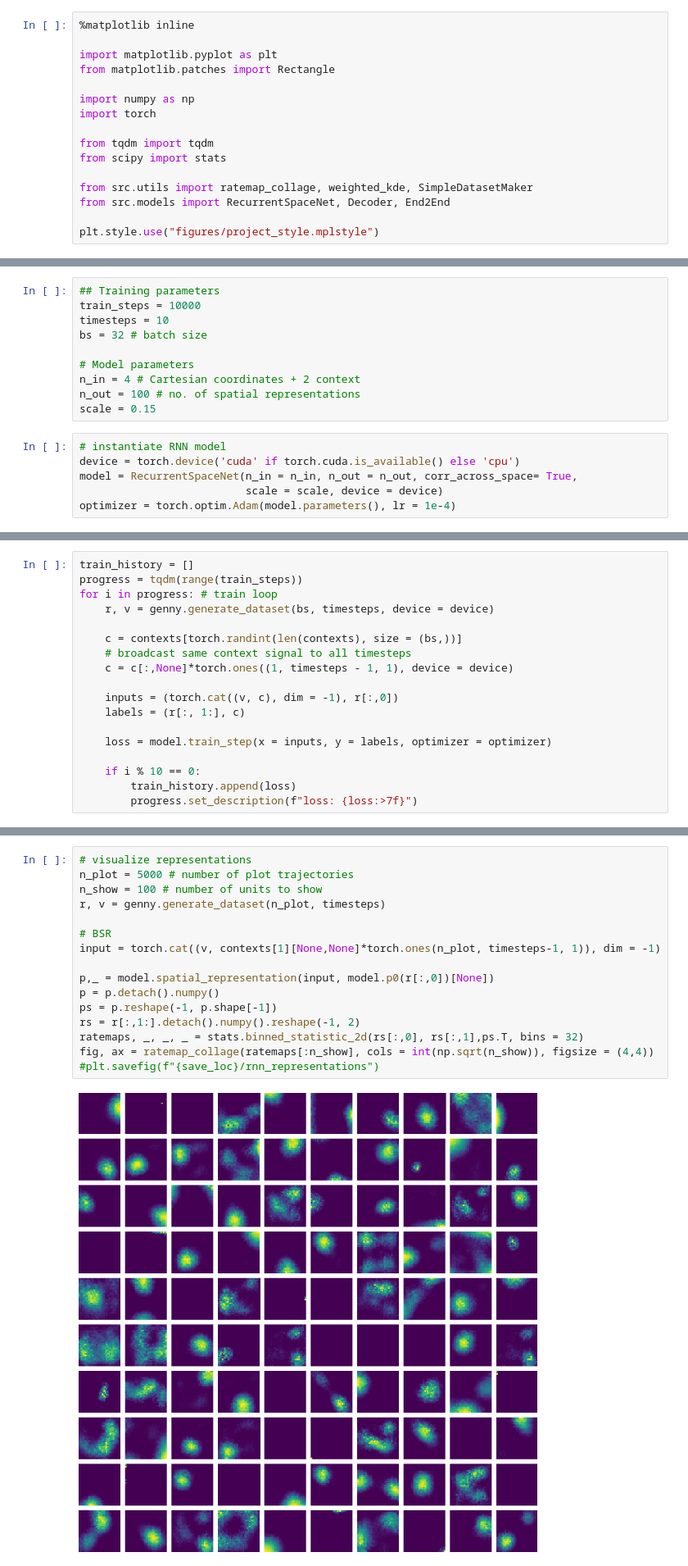
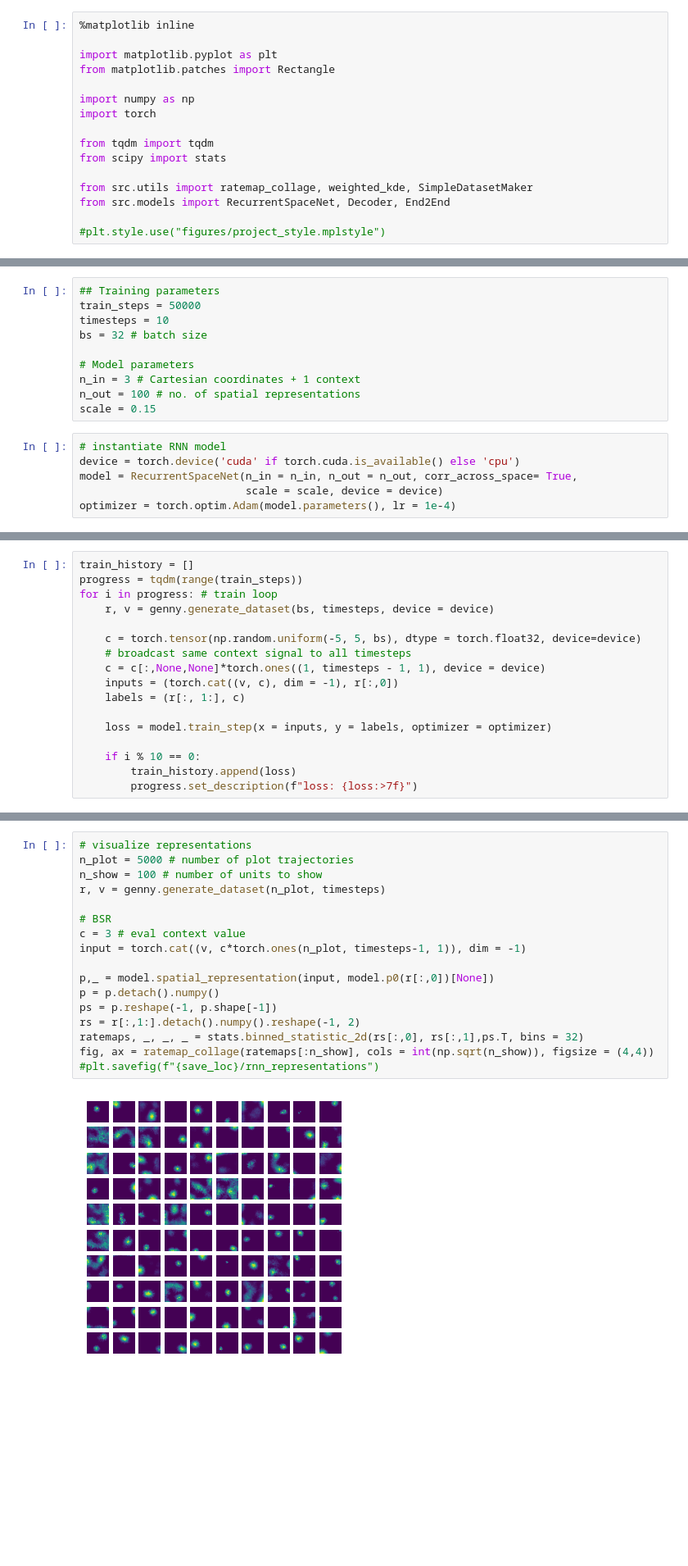
Before and after one commit to bioAI-Oslo/ConjunctiveRepresentations, a Jupyter notebook: short_trajectory_RNN_WITH_CONTEXT.ipynb, the cells around one changed output, grey strips where cells are left out. Shown at 82% size. Cells and saved outputs as stored; diff of their text form; blank space fills up the shorter version.

Commit message:
fixed shape bug in RNN models, changed example context signal to continuous

```diff
--- a/short_trajectory_RNN_WITH_CONTEXT.ipynb
+++ b/short_trajectory_RNN_WITH_CONTEXT.ipynb
@@ -13,17 +13,17 @@ from scipy import stats
 from src.utils import ratemap_collage, weighted_kde, SimpleDatasetMaker
 from src.models import RecurrentSpaceNet, Decoder, End2End
 
-plt.style.use("figures/project_style.mplstyle")
+#plt.style.use("figures/project_style.mplstyle")
 # %%
 save_loc = "figures" # location for saving figures
 # %%
 ## Training parameters
-train_steps = 10000
+train_steps = 50000
 timesteps = 10
 bs = 32 # batch size
 
 # Model parameters
-n_in = 4 # Cartesian coordinates + 2 context
+n_in = 3 # Cartesian coordinates + 1 context
 n_out = 100 # no. of spatial representations
 scale = 0.15
 # %%
@@ -45,10 +40,9 @@ progress = tqdm(range(train_steps))
 for i in progress: # train loop
     r, v = genny.generate_dataset(bs, timesteps, device = device)
 
-    c = contexts[torch.randint(len(contexts), size = (bs,))]
+    c = torch.tensor(np.random.uniform(-5, 5, bs), dtype = torch.float32, device=device)
     # broadcast same context signal to all timesteps
-    c = c[:,None]*torch.ones((1, timesteps - 1, 1), device = device)
-
+    c = c[:,None,None]*torch.ones((1, timesteps - 1, 1), device = device)
     inputs = (torch.cat((v, c), dim = -1), r[:,0])
     labels = (r[:, 1:], c)
 
@@ -76,18 +76,19 @@ contexts = contexts.to('cpu')
 # %%
 # visualize representations
 n_plot = 5000 # number of plot trajectories
 n_show = 100 # number of units to show
 r, v = genny.generate_dataset(n_plot, timesteps)
 
 # BSR
-input = torch.cat((v, contexts[1][None,None]*torch.ones(n_plot, timesteps-1, 1)), dim = -1)
+c = 3 # eval context value
+input = torch.cat((v, c*torch.ones(n_plot, timesteps-1, 1)), dim = -1)
 
 p,_ = model.spatial_representation(input, model.p0(r[:,0])[None])
 p = p.detach().numpy()
 ps = p.reshape(-1, p.shape[-1])
 rs = r[:,1:].detach().numpy().reshape(-1, 2)
 ratemaps, _, _, _ = stats.binned_statistic_2d(rs[:,0], rs[:,1],ps.T, bins = 32)
 fig, ax = ratemap_collage(ratemaps[:n_show], cols = int(np.sqrt(n_show)), figsize = (4,4))
 #plt.savefig(f"{save_loc}/rnn_representations")
 # %% [output]
-[figure, old version]
+[figure, new version]
```
Also changed, not shown: parts of 3 cells of this notebook, 3 other files.
